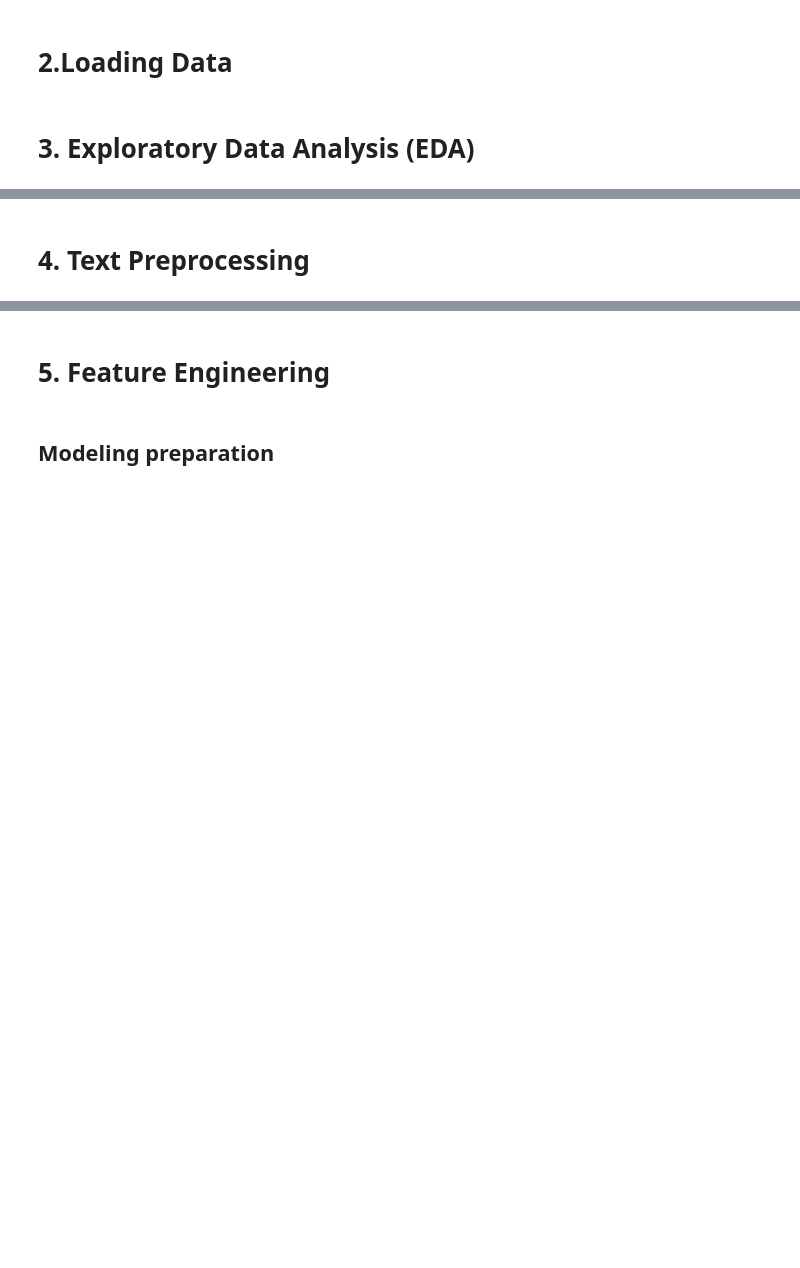
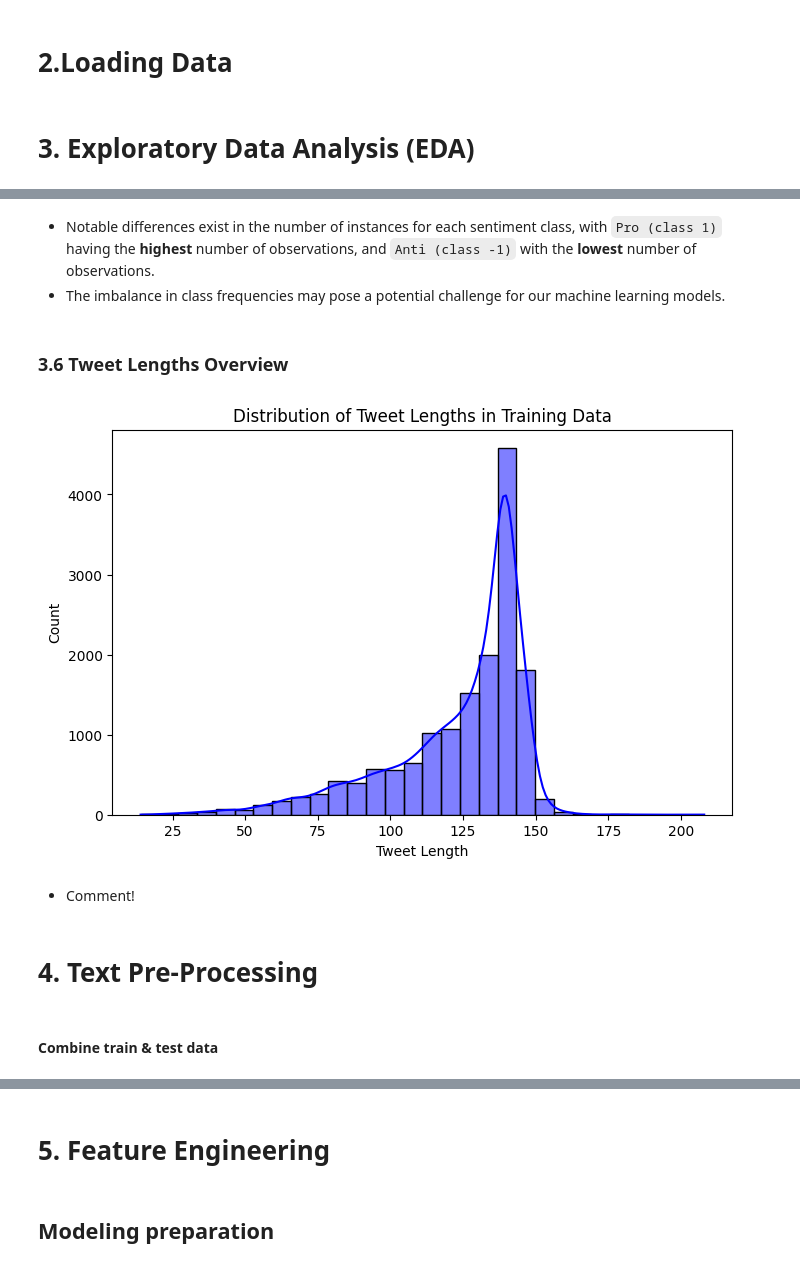
Before and after one commit to Sonkhe-Shongwe/Classification-Sprint-2307FTDS-Team-JL2, a Jupyter notebook: Classification_Sprint_2307FTDS_Team_JL2.ipynb, the cells around one changed output, grey strips where cells are left out. Saved outputs shown, nothing was run; the diff lists cells and outputs as text; code cells hidden in the pictures; blank space fills up the shorter version.

```diff
--- a/Classification_Sprint_2307FTDS_Team_JL2.ipynb
+++ b/Classification_Sprint_2307FTDS_Team_JL2.ipynb
@@ -60,2 +174,21 @@ df_test =  pd.read_csv()
+# %% [markdown]
+- Notable differences exist in the number of instances for each sentiment class, with `Pro (class 1)` having the **highest** number of observations, and `Anti (class -1)` with the **lowest** number of observations.
+- The imbalance in class frequencies may pose a potential challenge for our machine learning models.
+# %% [markdown]
+### 3.6 Tweet Lengths Overview
+# %%
+# Analyze the length of tweets in training data without adding a new column
+temp_message_length = df_train['message'].apply(len)
+
+# Plot distribution of tweet lengths
+plt.figure(figsize=(8, 5))
+sns.histplot(temp_message_length, bins=30, kde=True, color='blue')
+plt.title('Distribution of Tweet Lengths in Training Data')
+plt.xlabel('Tweet Length')
+plt.show()
+# %% [output]
+[figure, added]
+# %% [markdown]
+- Comment!
 # %% [markdown]
-# 4. Text Preprocessing
+# 4. Text Pre-Processing
@@ -63,0 +195,2 @@ df_test =  pd.read_csv()
+# %% [markdown]
+#### Combine train & test data
```
Also changed, not shown: parts of 53 cells of this notebook.
